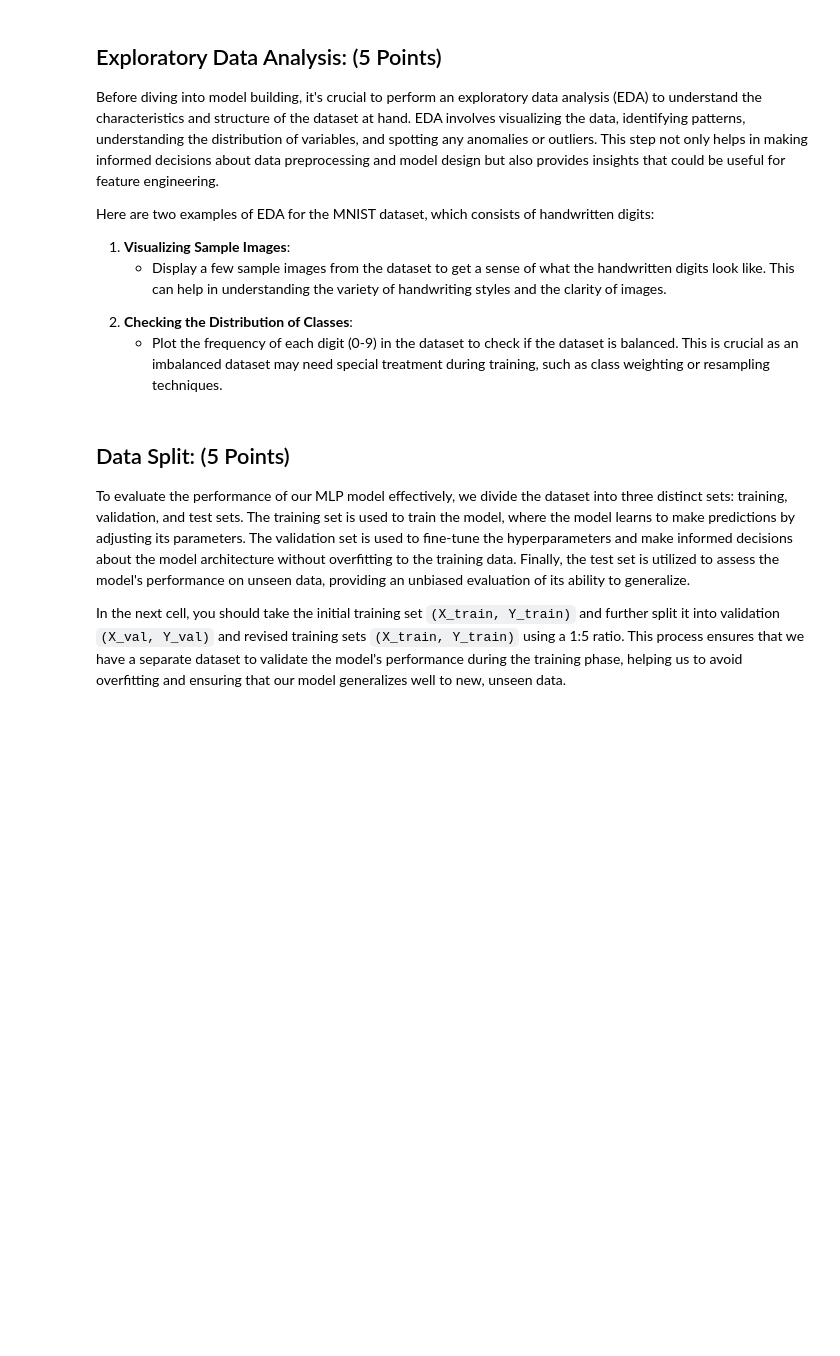
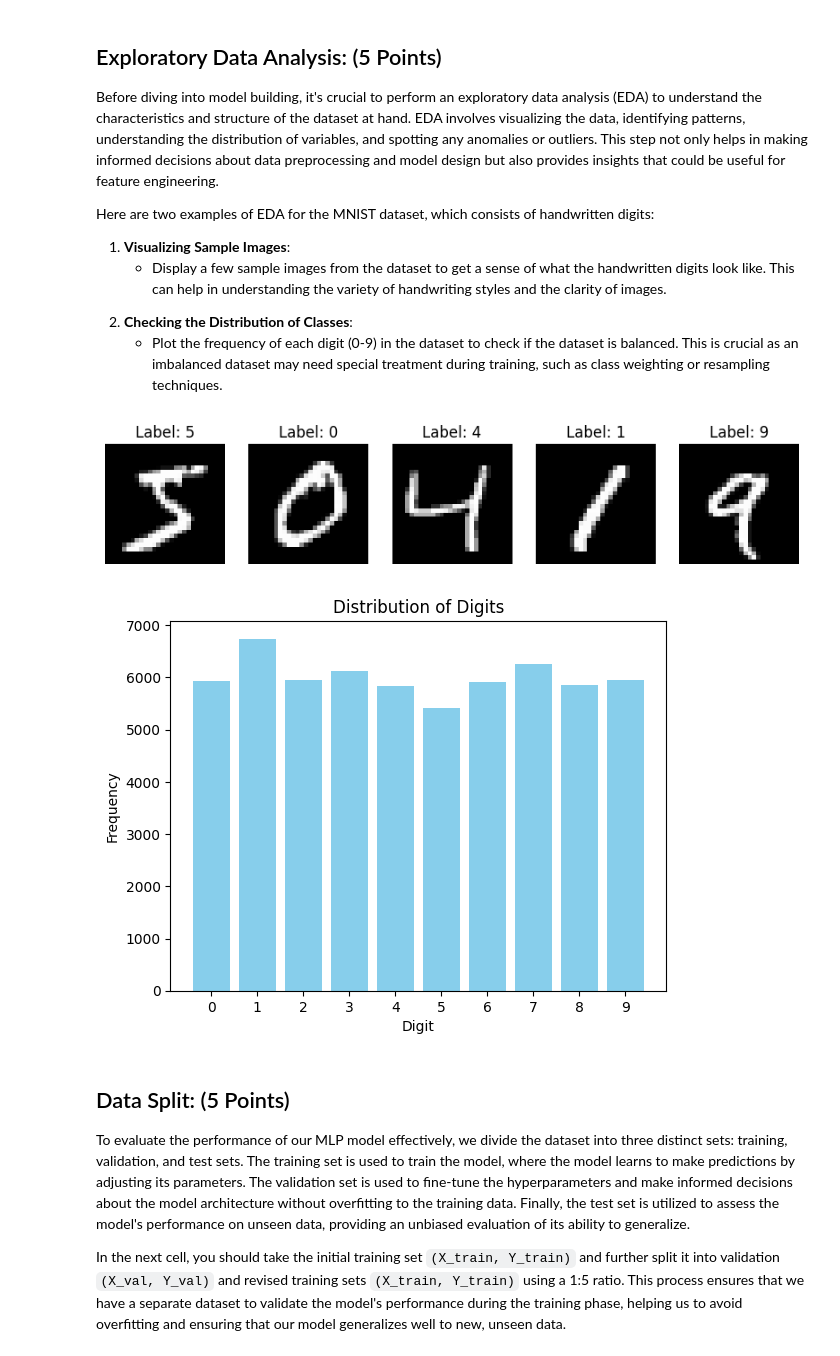
Before and after one commit to MahdiS3171/Introduction_to_ML_Fall_2024, a Jupyter notebook: IML-CHW3/Q2_MLP.ipynb, the cells around one changed output. Saved outputs shown, nothing was run; the diff lists cells and outputs as text; code cells hidden in the pictures; blank space fills up the shorter version.

```diff
--- a/IML-CHW3/Q2_MLP.ipynb
+++ b/IML-CHW3/Q2_MLP.ipynb
@@ -112,3 +141,23 @@ Here are two examples of EDA for the MNIST dataset, which consists of handwritte
+# %%
+# Exploratory data analysis
+plt.figure(figsize=(10, 2))
+for i in range(5):
+    plt.subplot(1, 5, i + 1)
+    plt.imshow(X_train[i], cmap='gray')
+    plt.title(f"Label: {Y_train[i]}")
+    plt.axis('off')
+plt.show()
+
+unique, counts = np.unique(Y_train, return_counts=True)
+plt.bar(unique, counts, color='skyblue')
+plt.xlabel('Digit')
+plt.ylabel('Frequency')
+plt.title('Distribution of Digits')
+plt.xticks(range(10))
+plt.show()
+# %% [output]
+[figure, added]
+[figure, added]
 # %% [markdown]
 ## Data Split: (5 Points)
 
```
Also changed, not shown: parts of 11 cells of this notebook.
